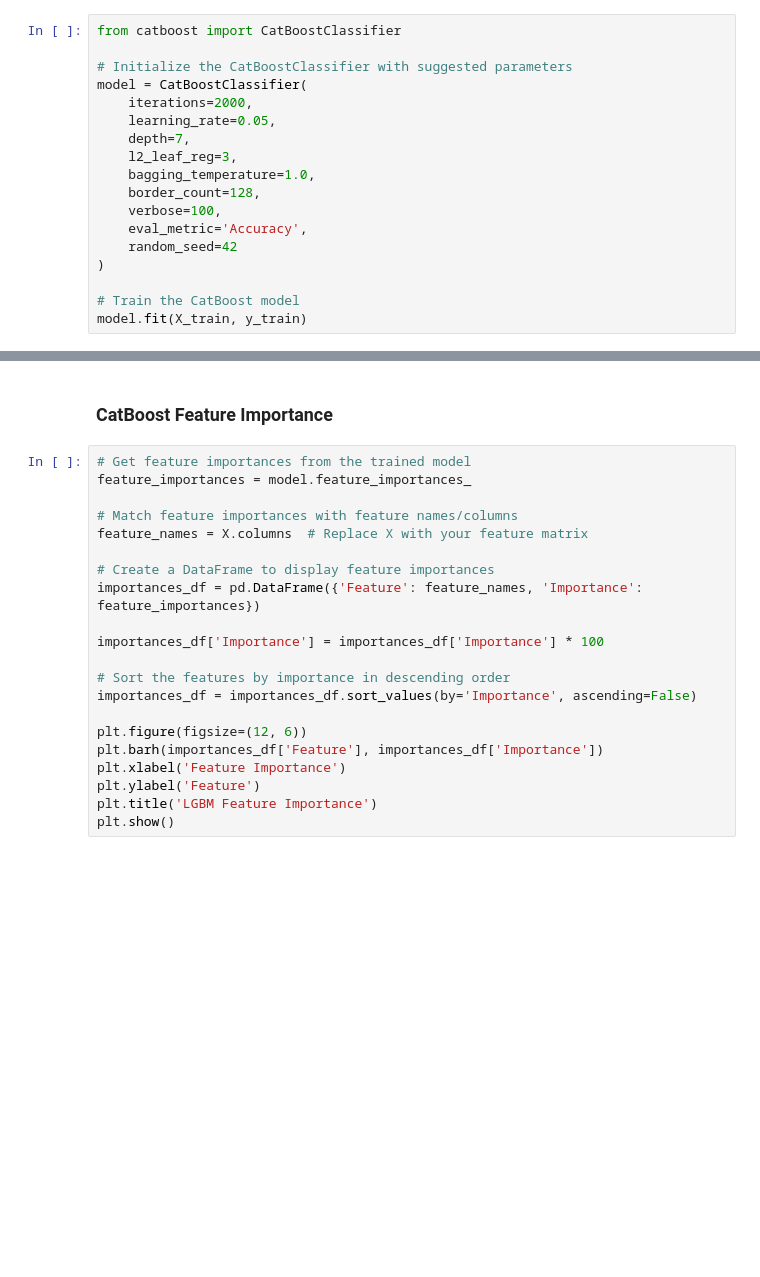
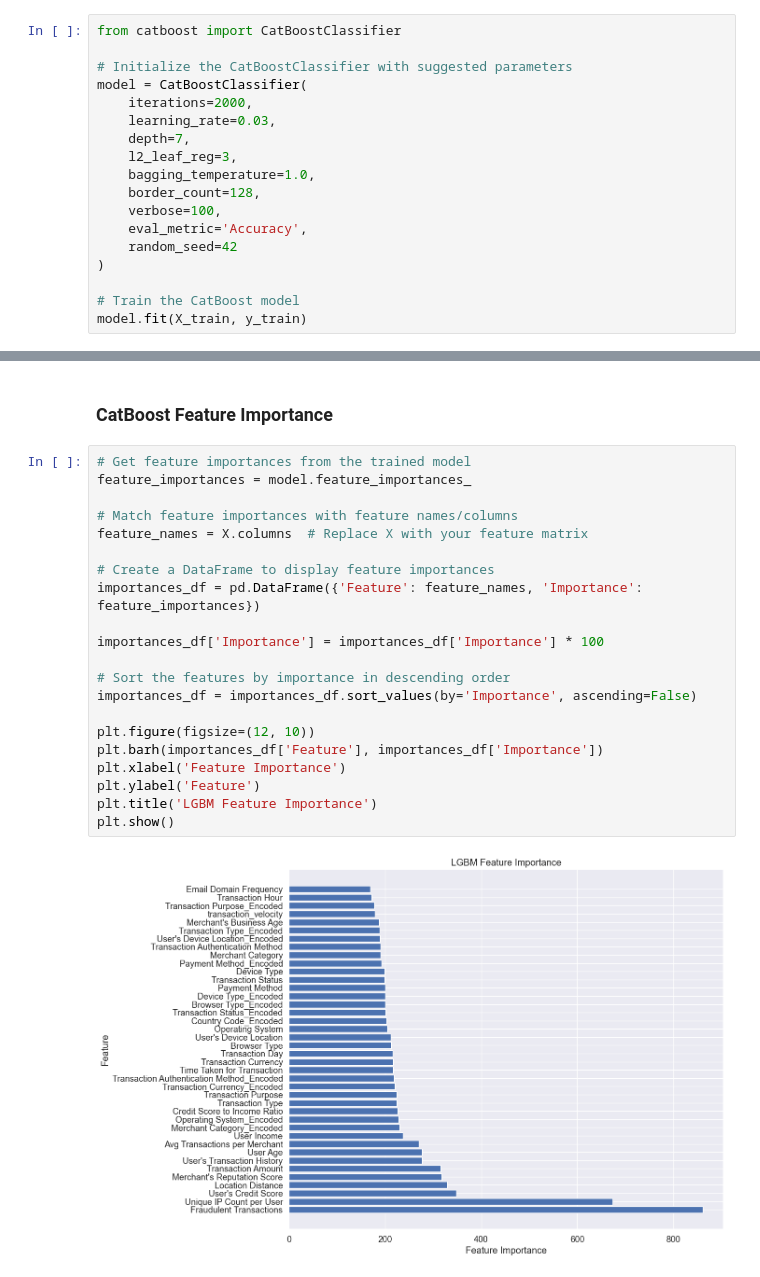
Before and after one commit to Favourj-bit/FBG_Datathon_submission, a Jupyter notebook: _FBG1200.ipynb, the cells around one changed output, grey strips where cells are left out. Cells and saved outputs as stored; diff of their text form; blank space fills up the shorter version.

```diff
--- a/_FBG1200.ipynb
+++ b/_FBG1200.ipynb
@@ -528,7 +550,7 @@ from catboost import CatBoostClassifier
 # Initialize the CatBoostClassifier with suggested parameters
 model = CatBoostClassifier(
     iterations=2000,
-    learning_rate=0.05,
+    learning_rate=0.03,
     depth=7,
     l2_leaf_reg=3,
     bagging_temperature=1.0,
@@ -569,21 +623,23 @@ plt.show()
 # %%
 # Get feature importances from the trained model
 feature_importances = model.feature_importances_
 
 # Match feature importances with feature names/columns
 feature_names = X.columns  # Replace X with your feature matrix
 
 # Create a DataFrame to display feature importances
 importances_df = pd.DataFrame({'Feature': feature_names, 'Importance': feature_importances})
 
 importances_df['Importance'] = importances_df['Importance'] * 100
 
 # Sort the features by importance in descending order
 importances_df = importances_df.sort_values(by='Importance', ascending=False)
 
-plt.figure(figsize=(12, 6))
+plt.figure(figsize=(12, 10))
 plt.barh(importances_df['Feature'], importances_df['Importance'])
 plt.xlabel('Feature Importance')
 plt.ylabel('Feature')
 plt.title('LGBM Feature Importance')
 plt.show()
+# %% [output]
+[figure, added]
```
Also changed, not shown: parts of 12 cells of this notebook, 4 other files.
